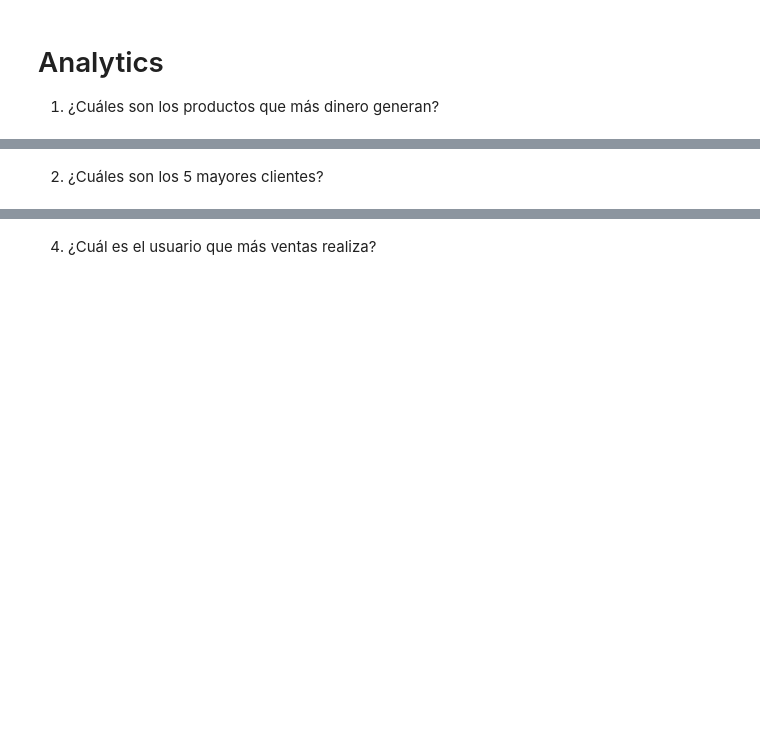
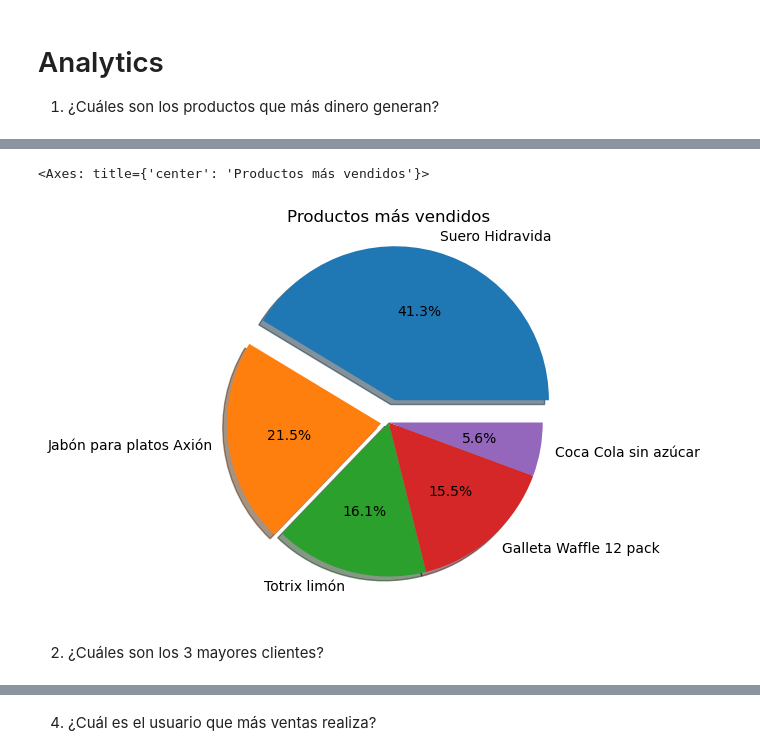
Before and after one commit to 13001893/cdp_proyecto_2, a Jupyter notebook: cdp_proyecto_2_analytics.ipynb, the cells around one changed output, grey strips where cells are left out. Saved outputs shown, nothing was run; the diff lists cells and outputs as text; code cells hidden in the pictures; blank space fills up the shorter version.

```diff
--- a/cdp_proyecto_2_analytics.ipynb
+++ b/cdp_proyecto_2_analytics.ipynb
@@ -114,3 +114,12 @@ dim_ingreso.head()
 # Analytics
 
 1. ¿Cuáles son los productos que más dinero generan?
+# %%
+q1 = (dim_venta
+    .merge(dim_producto, on='idarticulo')
+    .assign(ingreso=dim_venta.precio*dim_venta.cantidad)
+    .groupby('nombre_producto')
+    .agg({'ingreso': 'sum'})
+    .sort_values('ingreso', ascending=False)
+)
+q1
@@ -117,2 +134,9 @@ dim_ingreso.head()
+# %%
+q1.plot(kind='pie', y='ingreso', figsize=(5, 5), title='Productos más vendidos',
+        legend=False, autopct='%1.1f%%', explode=(0.15, 0.05, 0, 0, 0), shadow=True,
+        ylabel='')
+# %% [output]
+<Axes: title={'center': 'Productos más vendidos'}>
+[figure, added]
 # %% [markdown]
-2. ¿Cuáles son los 5 mayores clientes?
+2. ¿Cuáles son los 3 mayores clientes?
```
Also changed, not shown: parts of 11 cells of this notebook.
